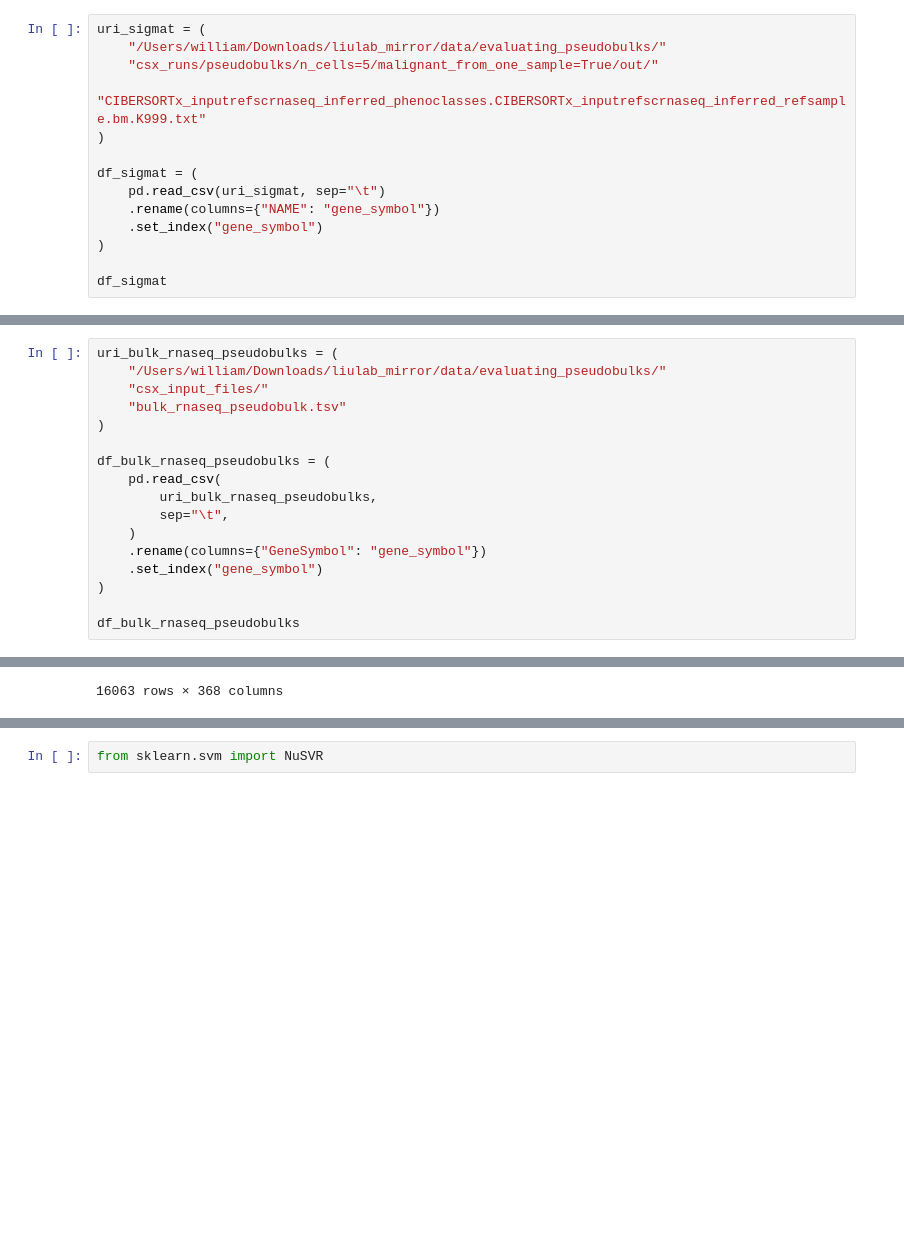
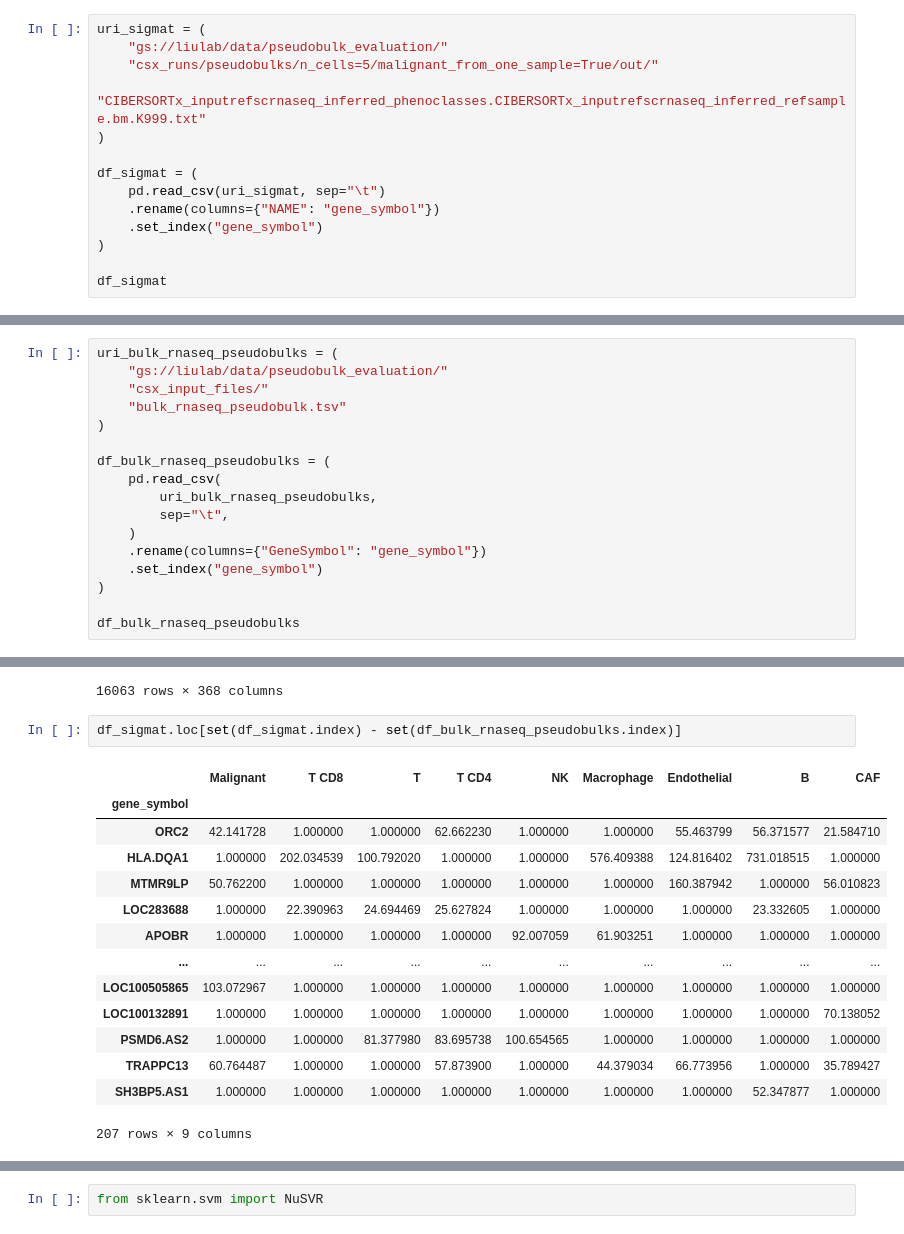
Before and after one commit to davidliu-lab/deconv, a Jupyter notebook: helpers/evaluating_cibersortx/run_svr_on_sigmat.ipynb, the cells around one changed output, grey strips where cells are left out. Saved outputs shown, nothing was run; the diff lists cells and outputs as text; blank space fills up the shorter version.

```diff
--- a/helpers/evaluating_cibersortx/run_svr_on_sigmat.ipynb
+++ b/helpers/evaluating_cibersortx/run_svr_on_sigmat.ipynb
@@ -4,6 +24,6 @@ import dask.dataframe as dd
 # %%
 uri_sigmat = (
-    "/Users/william/Downloads/liulab_mirror/data/evaluating_pseudobulks/"
+    "gs://liulab/data/pseudobulk_evaluation/"
     "csx_runs/pseudobulks/n_cells=5/malignant_from_one_sample=True/out/"
     "CIBERSORTx_inputrefscrnaseq_inferred_phenoclasses.CIBERSORTx_inputrefscrnaseq_inferred_refsample.bm.K999.txt"
 )
@@ -32,7 +52,7 @@ df_sigmat
 2501 rows × 9 columns
 # %%
 uri_bulk_rnaseq_pseudobulks = (
-    "/Users/william/Downloads/liulab_mirror/data/evaluating_pseudobulks/"
+    "gs://liulab/data/pseudobulk_evaluation/"
     "csx_input_files/"
     "bulk_rnaseq_pseudobulk.tsv"
 )
@@ -62,3 +82,20 @@ df_bulk_rnaseq_pseudobulks
 | ZZEF1 | 41.112131 | 72.960097 | 5.263024 | 36.877002 | ... |
 | ZZZ3 | 90.459982 | 57.164675 | 55.709482 | 47.147953 | ... |
 16063 rows × 368 columns
+# %%
+df_sigmat.loc[set(df_sigmat.index) - set(df_bulk_rnaseq_pseudobulks.index)]
+# %% [output]
+|  | Malignant | T CD8 | T | T CD4 | NK | Macrophage | Endothelial | B | CAF |
+| gene_symbol |  |  |  |  |  |  |  |  |  |
+| ORC2 | 42.141728 | 1.000000 | 1.000000 | 62.662230 | 1.000000 | 1.000000 | 55.463799 | 56.371577 | 21.584710 |
+| HLA.DQA1 | 1.000000 | 202.034539 | 100.792020 | 1.000000 | 1.000000 | 576.409388 | 124.816402 | 731.018515 | 1.000000 |
+| MTMR9LP | 50.762200 | 1.000000 | 1.000000 | 1.000000 | 1.000000 | 1.000000 | 160.387942 | 1.000000 | 56.010823 |
+| LOC283688 | 1.000000 | 22.390963 | 24.694469 | 25.627824 | 1.000000 | 1.000000 | 1.000000 | 23.332605 | 1.000000 |
+| APOBR | 1.000000 | 1.000000 | 1.000000 | 1.000000 | 92.007059 | 61.903251 | 1.000000 | 1.000000 | 1.000000 |
+| ... | ... | ... | ... | ... | ... | ... | ... | ... | ... |
+| LOC100505865 | 103.072967 | 1.000000 | 1.000000 | 1.000000 | 1.000000 | 1.000000 | 1.000000 | 1.000000 | 1.000000 |
+| LOC100132891 | 1.000000 | 1.000000 | 1.000000 | 1.000000 | 1.000000 | 1.000000 | 1.000000 | 1.000000 | 70.138052 |
+| PSMD6.AS2 | 1.000000 | 1.000000 | 81.377980 | 83.695738 | 100.654565 | 1.000000 | 1.000000 | 1.000000 | 1.000000 |
+| TRAPPC13 | 60.764487 | 1.000000 | 1.000000 | 57.873900 | 1.000000 | 44.379034 | 66.773956 | 1.000000 | 35.789427 |
+| SH3BP5.AS1 | 1.000000 | 1.000000 | 1.000000 | 1.000000 | 1.000000 | 1.000000 | 1.000000 | 52.347877 | 1.000000 |
+207 rows × 9 columns
```
Also changed, not shown: parts of 10 cells of this notebook.
